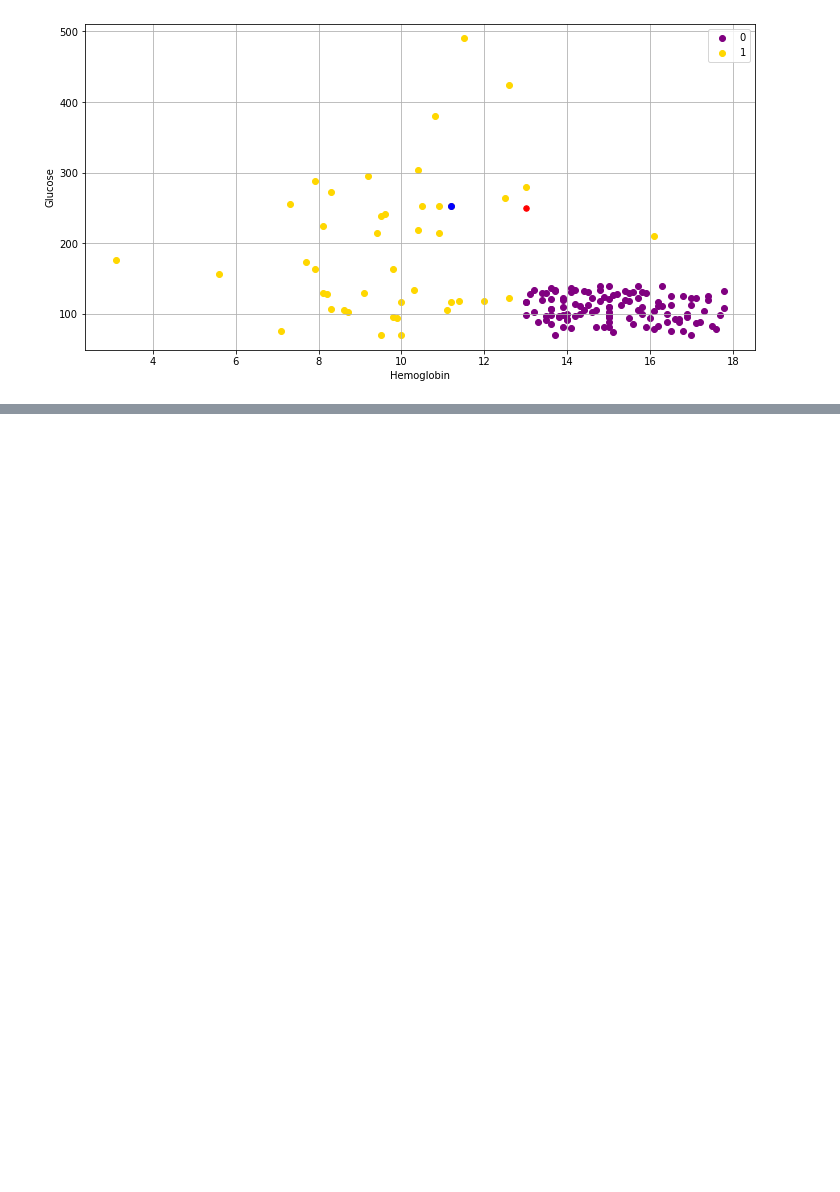
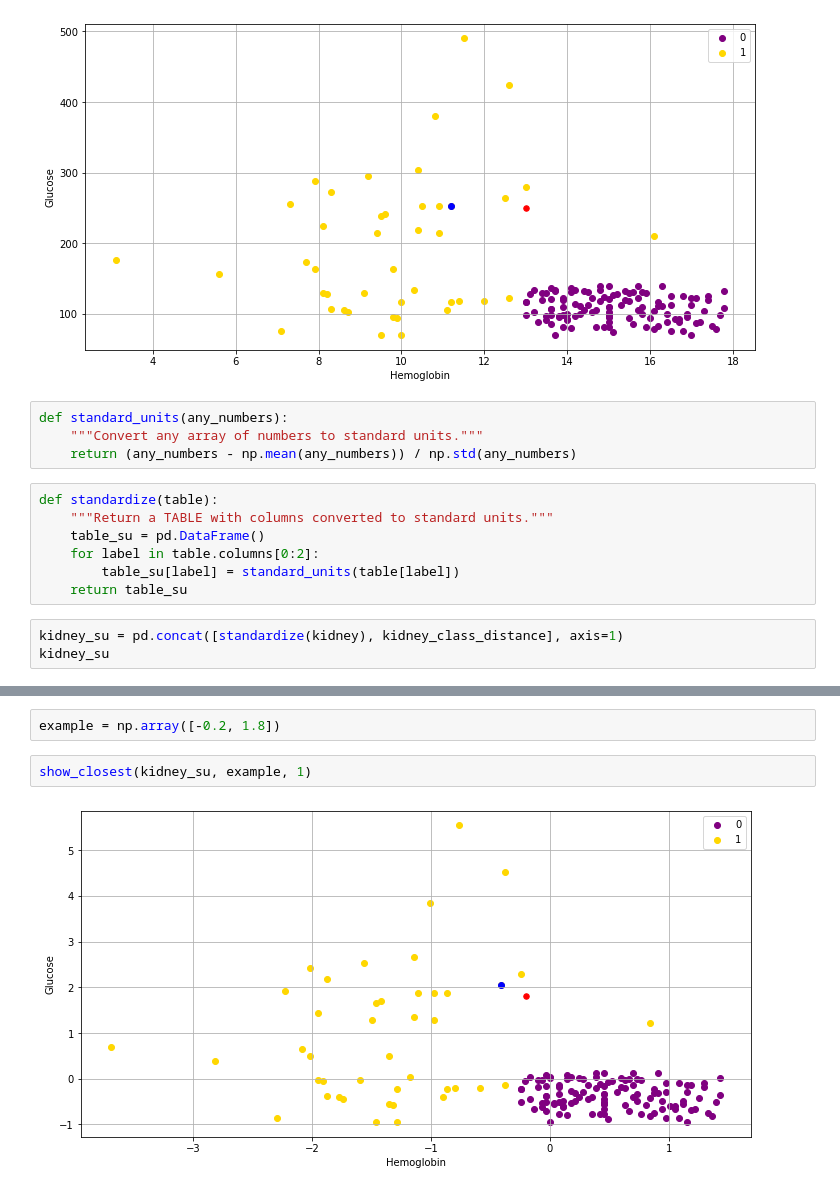
Before and after one commit to diegoaroa/BerkeleyX-Data8.3x, a Jupyter notebook: Week4/distance_testing.ipynb, the cells around one changed output, grey strips where cells are left out. Cells and saved outputs as stored; diff of their text form; blank space fills up the shorter version.

```diff
--- a/Week4/distance_testing.ipynb
+++ b/Week4/distance_testing.ipynb
@@ -291,3 +292,17 @@ def show_closest(two_col_table, example, k):
 show_closest(kidney, example, 1)
 # %% [output]
 [figure]
+# %%
+def standard_units(any_numbers):
+    """Convert any array of numbers to standard units."""
+    return (any_numbers - np.mean(any_numbers)) / np.std(any_numbers)
+# %%
+def standardize(table):
+    """Return a TABLE with columns converted to standard units."""
+    table_su = pd.DataFrame()
+    for label in table.columns[0:2]:
+        table_su[label] = standard_units(table[label])
+    return table_su
+# %%
+kidney_su = pd.concat([standardize(kidney), kidney_class_distance], axis=1)
+kidney_su
@@ -293,0 +323,6 @@ show_closest(kidney, example, 1)
+# %%
+example = np.array([-0.2, 1.8])
+# %%
+show_closest(kidney_su, example, 1)
+# %% [output]
+[figure, added]
```
Also changed, not shown: parts of 18 cells of this notebook.
